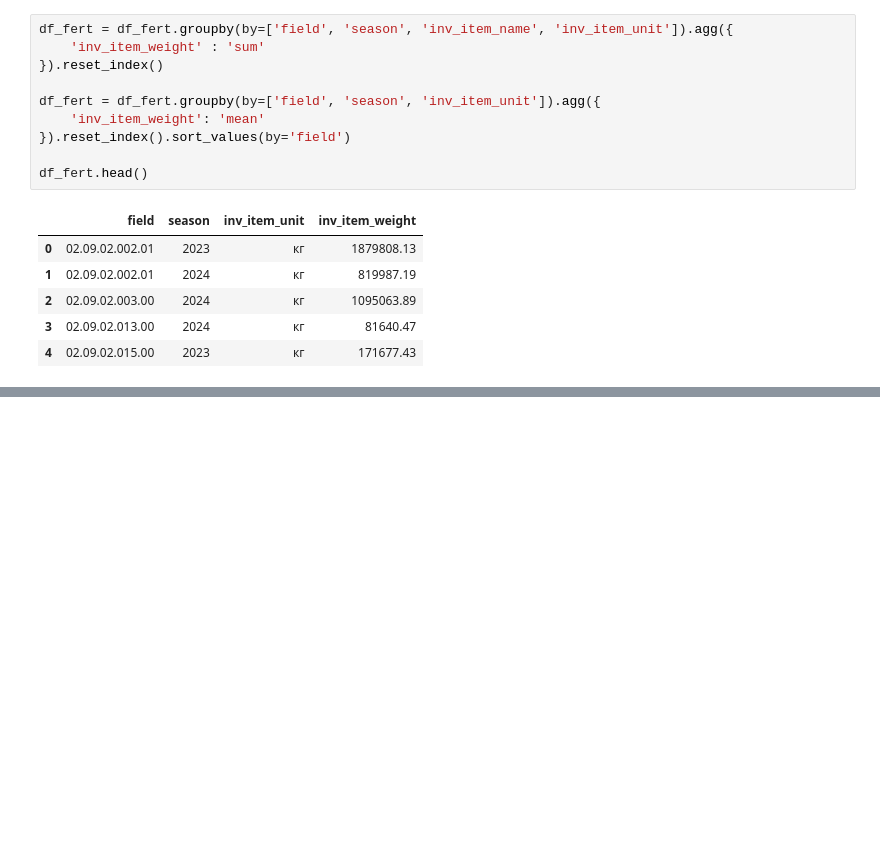
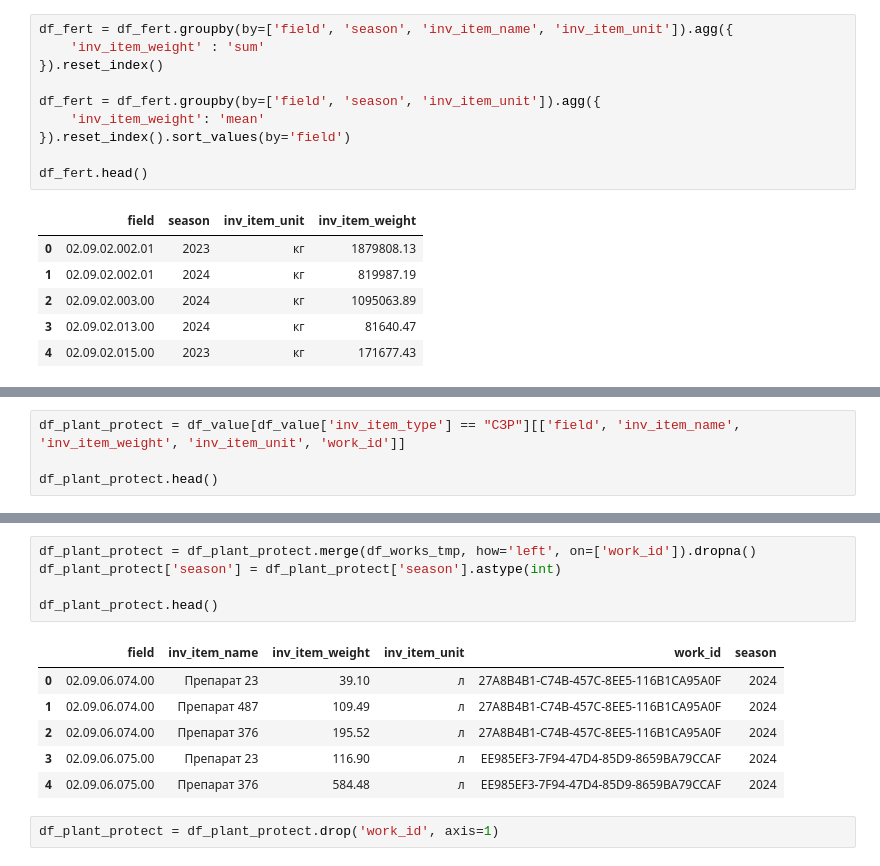
Before and after one commit to VladSunny/DANO_EKONIVA, a Jupyter notebook: notebooks/reborn.ipynb, the cells around one changed output, grey strips where cells are left out. Saved outputs shown, nothing was run; the diff lists cells and outputs as text; blank space fills up the shorter version.

```diff
--- a/notebooks/reborn.ipynb
+++ b/notebooks/reborn.ipynb
@@ -216,0 +249,4 @@ df_fert.head()
+# %%
+df_plant_protect = df_value[df_value['inv_item_type'] == "СЗР"][['field', 'inv_item_name', 'inv_item_weight', 'inv_item_unit', 'work_id']]
+
+df_plant_protect.head()
@@ -216,0 +269,14 @@ df_fert.head()
+# %%
+df_plant_protect = df_plant_protect.merge(df_works_tmp, how='left', on=['work_id']).dropna()
+df_plant_protect['season'] = df_plant_protect['season'].astype(int)
+
+df_plant_protect.head()
+# %% [output]
+|  | field | inv_item_name | inv_item_weight | inv_item_unit | work_id | season |
+| 0 | 02.09.06.074.00 | Препарат 23 | 39.10 | л | 27A8B4B1-C74B-457C-8EE5-116B1CA95A0F | 2024 |
+| 1 | 02.09.06.074.00 | Препарат 487 | 109.49 | л | 27A8B4B1-C74B-457C-8EE5-116B1CA95A0F | 2024 |
+| 2 | 02.09.06.074.00 | Препарат 376 | 195.52 | л | 27A8B4B1-C74B-457C-8EE5-116B1CA95A0F | 2024 |
+| 3 | 02.09.06.075.00 | Препарат 23 | 116.90 | л | EE985EF3-7F94-47D4-85D9-8659BA79CCAF | 2024 |
+| 4 | 02.09.06.075.00 | Препарат 376 | 584.48 | л | EE985EF3-7F94-47D4-85D9-8659BA79CCAF | 2024 |
+# %%
+df_plant_protect = df_plant_protect.drop('work_id', axis=1)
```
Also changed, not shown: parts of 26 cells of this notebook, 1 other file.
